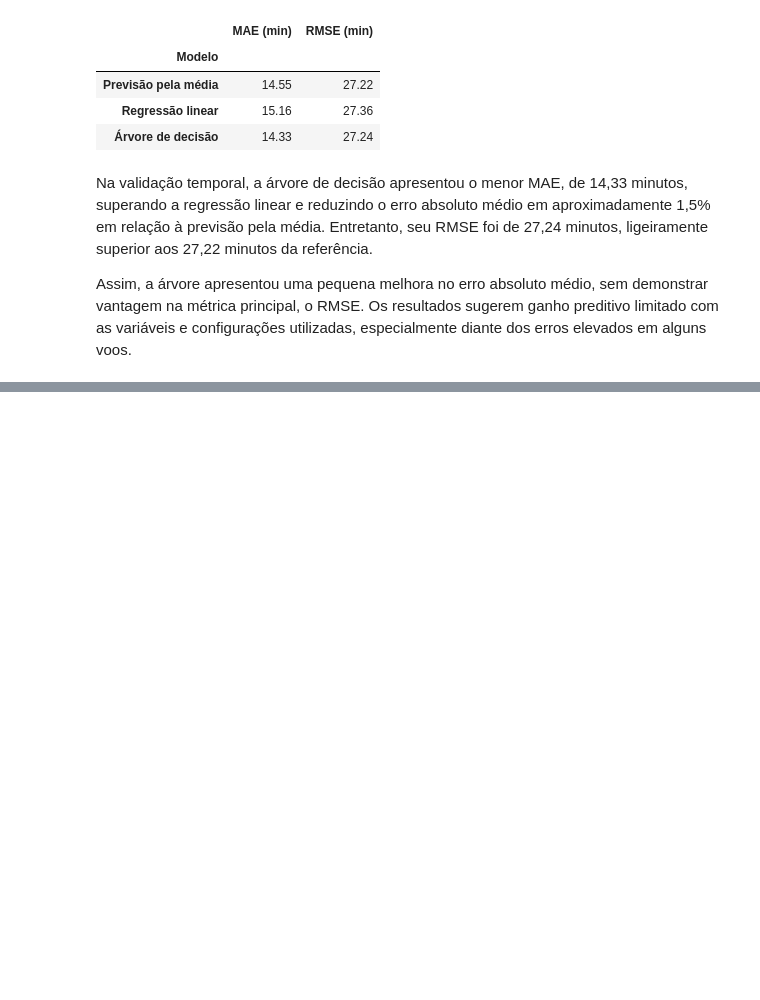
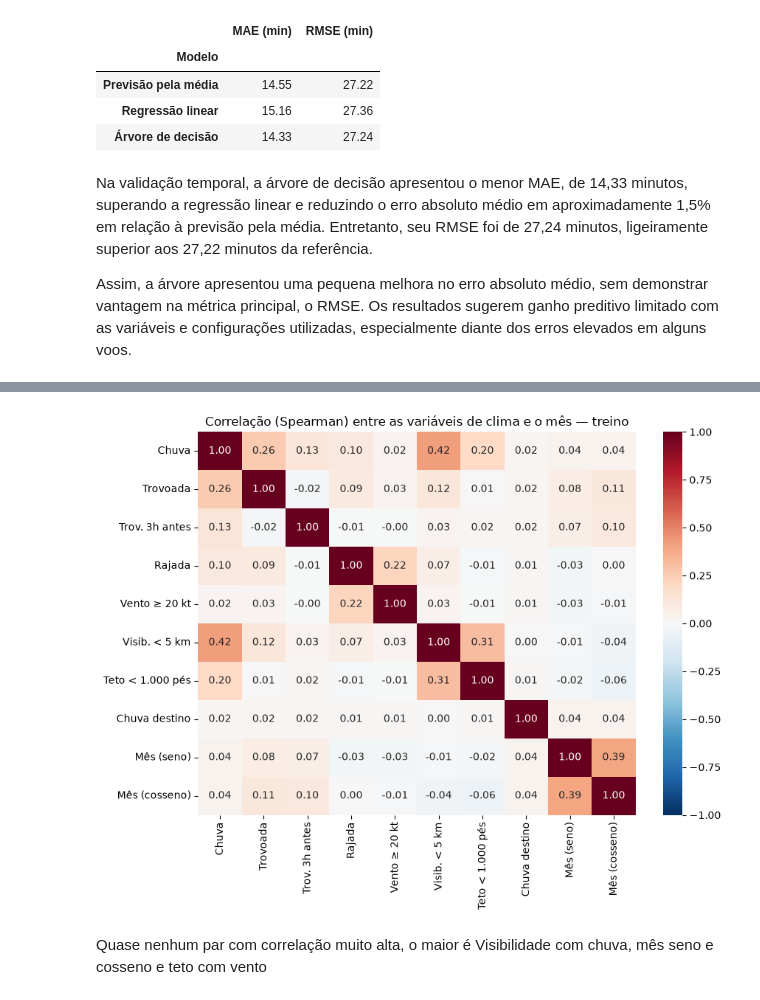
Before and after one commit to Matex0406/Projeto_2_CB, a Jupyter notebook: Projeto_2_CB.ipynb, the cells around one changed output, grey strips where cells are left out. Drawn from its saved outputs; the diff is of its cells as text; code cells hidden in the pictures; blank space fills up the shorter version.

```diff
--- a/Projeto_2_CB.ipynb
+++ b/Projeto_2_CB.ipynb
@@ -1469,0 +1598,23 @@ Assim, a árvore apresentou uma pequena melhora no erro absoluto médio, sem dem
+# %%
+assoc = pd.DataFrame({
+    "Chuva": treino["chuva_origem"],
+    "Trovoada": treino["trovoada_origem"],
+    "Trov. 3h antes": treino["trovoada_antes_origem"],
+    "Rajada": treino["rajada_origem"],
+    "Vento ≥ 20 kt": (treino["vento_faixa_origem"] == "20 kt ou mais").astype(int),
+    "Visib. < 5 km": (treino["vis_faixa_origem"] != "5 km ou mais").astype(int),
+    "Teto < 1.000 pés": (treino["teto_faixa_origem"] == "Abaixo de 1.000 pés").astype(int),
+    "Chuva destino": treino["chuva_destino"],
+    "Mês (seno)": treino["mes_seno"],
+    "Mês (cosseno)": treino["mes_cosseno"],
+})
+
+plt.figure(figsize=(9, 7))
+sns.heatmap(assoc.corr(method="spearman"), annot=True, fmt=".2f", vmin=-1, vmax=1, cmap="RdBu_r")
+plt.title("Correlação (Spearman) entre as variáveis de clima e o mês — treino")
+plt.tight_layout()
+plt.show()
+# %% [output]
+[figure, added]
+# %% [markdown]
+Quase nenhum par com correlação muito alta, o maior é Visibilidade com chuva, mês seno e cosseno e teto com vento
```
Also changed, not shown: parts of 33 cells of this notebook, 2 other files.
